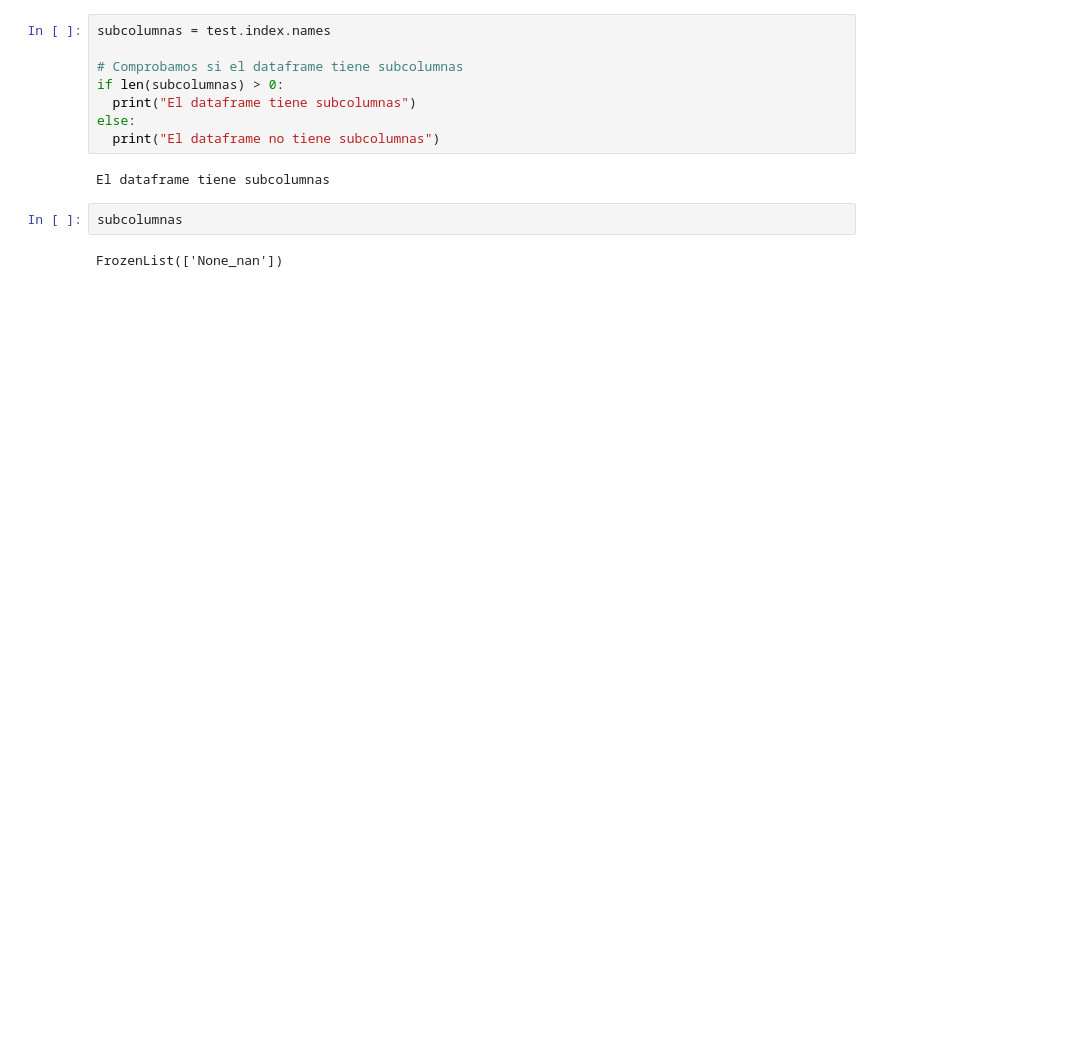
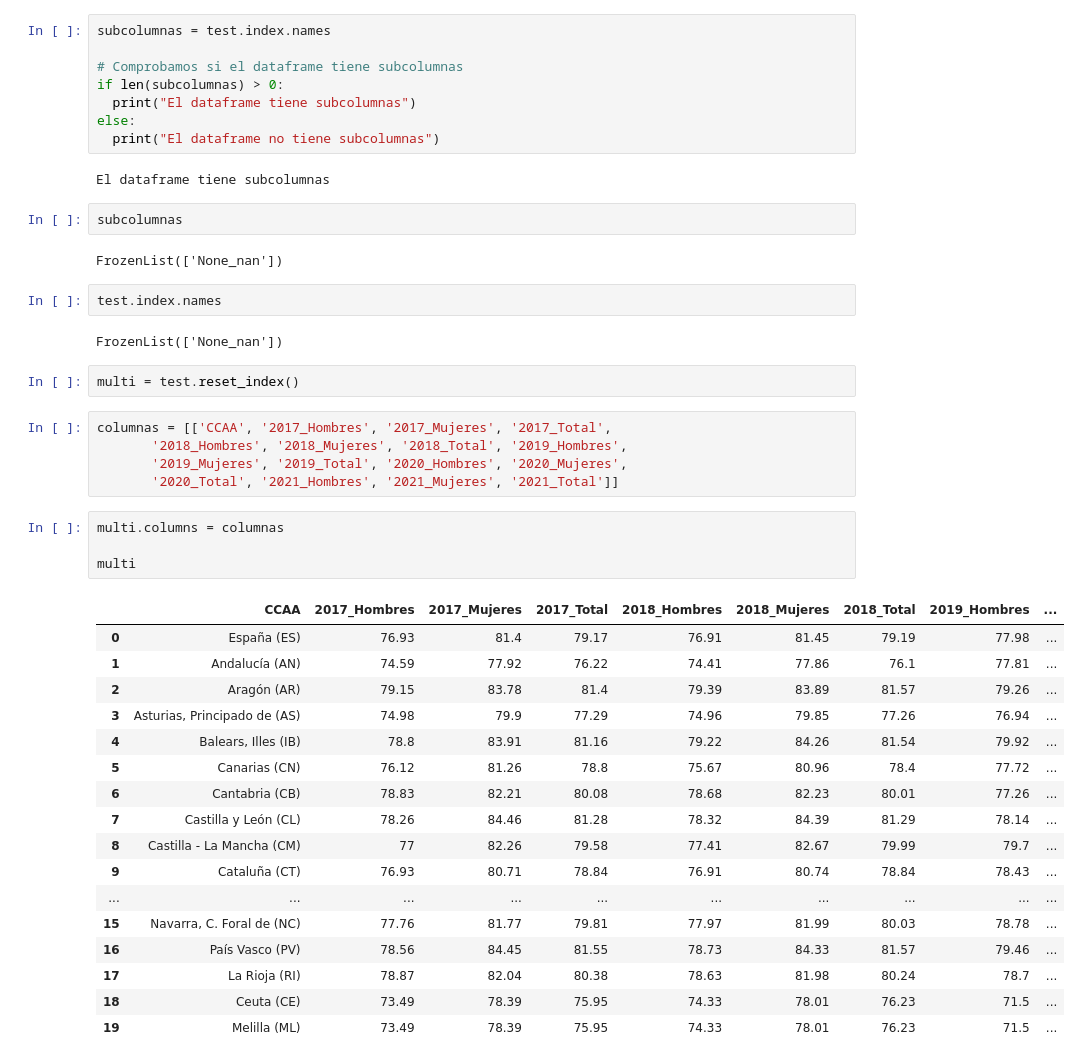
Before and after one commit to ClaraGallardo/Final-Proyect, a Jupyter notebook: notebook/Limpieza.ipynb, the cells around one changed output. Drawn from its saved outputs; the diff is of its cells as text; blank space fills up the shorter version.

Commit message:
multindex

```diff
--- a/notebook/Limpieza.ipynb
+++ b/notebook/Limpieza.ipynb
@@ -180,3 +177,36 @@ El dataframe tiene subcolumnas
 subcolumnas
 # %% [output]
 FrozenList(['None_nan'])
+# %%
+test.index.names
+# %% [output]
+FrozenList(['None_nan'])
+# %%
+multi = test.reset_index()
+# %%
+columnas = [['CCAA', '2017_Hombres', '2017_Mujeres', '2017_Total',
+       '2018_Hombres', '2018_Mujeres', '2018_Total', '2019_Hombres',
+       '2019_Mujeres', '2019_Total', '2020_Hombres', '2020_Mujeres',
+       '2020_Total', '2021_Hombres', '2021_Mujeres', '2021_Total']]
+# %%
+multi.columns = columnas
+
+multi
+# %% [output]
+|  | CCAA | 2017_Hombres | 2017_Mujeres | 2017_Total | 2018_Hombres | 2018_Mujeres | 2018_Total | 2019_Hombres | ... |
+| 0 | España (ES) | 76.93 | 81.4 | 79.17 | 76.91 | 81.45 | 79.19 | 77.98 | ... |
+| 1 | Andalucía (AN) | 74.59 | 77.92 | 76.22 | 74.41 | 77.86 | 76.1 | 77.81 | ... |
+| 2 | Aragón (AR) | 79.15 | 83.78 | 81.4 | 79.39 | 83.89 | 81.57 | 79.26 | ... |
+| 3 | Asturias, Principado de (AS) | 74.98 | 79.9 | 77.29 | 74.96 | 79.85 | 77.26 | 76.94 | ... |
+| 4 | Balears, Illes (IB) | 78.8 | 83.91 | 81.16 | 79.22 | 84.26 | 81.54 | 79.92 | ... |
+| 5 | Canarias (CN) | 76.12 | 81.26 | 78.8 | 75.67 | 80.96 | 78.4 | 77.72 | ... |
+| 6 | Cantabria (CB) | 78.83 | 82.21 | 80.08 | 78.68 | 82.23 | 80.01 | 77.26 | ... |
+| 7 | Castilla y León (CL) | 78.26 | 84.46 | 81.28 | 78.32 | 84.39 | 81.29 | 78.14 | ... |
+| 8 | Castilla - La Mancha (CM) | 77 | 82.26 | 79.58 | 77.41 | 82.67 | 79.99 | 79.7 | ... |
+| 9 | Cataluña (CT) | 76.93 | 80.71 | 78.84 | 76.91 | 80.74 | 78.84 | 78.43 | ... |
+| ... | ... | ... | ... | ... | ... | ... | ... | ... | ... |
+| 15 | Navarra, C. Foral de (NC) | 77.76 | 81.77 | 79.81 | 77.97 | 81.99 | 80.03 | 78.78 | ... |
+| 16 | País Vasco (PV) | 78.56 | 84.45 | 81.55 | 78.73 | 84.33 | 81.57 | 79.46 | ... |
+| 17 | La Rioja (RI) | 78.87 | 82.04 | 80.38 | 78.63 | 81.98 | 80.24 | 78.7 | ... |
+| 18 | Ceuta (CE) | 73.49 | 78.39 | 75.95 | 74.33 | 78.01 | 76.23 | 71.5 | ... |
+| 19 | Melilla (ML) | 73.49 | 78.39 | 75.95 | 74.33 | 78.01 | 76.23 | 71.5 | ... |
```
Also changed, not shown: parts of 1 cell of this notebook.
